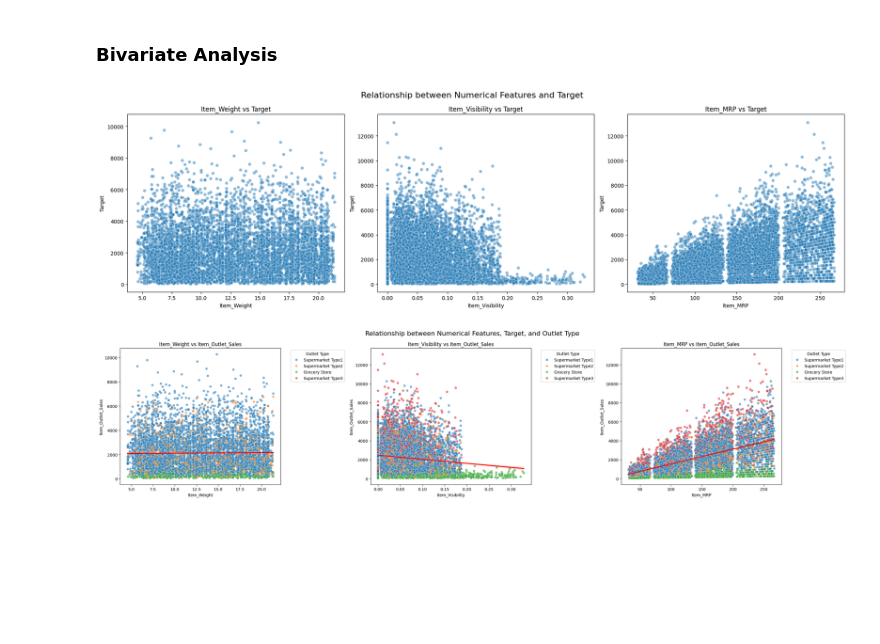
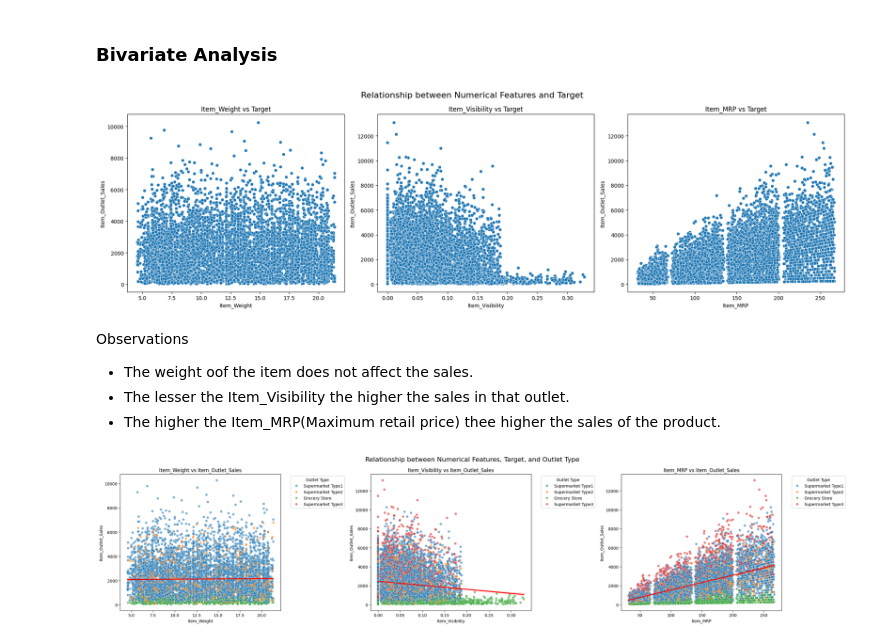
Before and after one commit to Tracy-teb/bigmart_sales_prediction_project, a Jupyter notebook: ml_salespred.ipynb, the cells around one changed output. Saved outputs shown, nothing was run; the diff lists cells and outputs as text; code cells hidden in the pictures; blank space fills up the shorter version.

```diff
--- a/ml_salespred.ipynb
+++ b/ml_salespred.ipynb
@@ -356,19 +356,24 @@ Observations
 #numerical
 target = 'Item_Outlet_Sales'
 # %%
-fig, ax = plt.subplots(nrows=1, ncols=3, figsize=(20, 6))
+fig, ax = plt.subplots(1, 3, figsize=(20, 6))
 fig.suptitle('Relationship between Numerical Features and Target', fontsize=16)
 
 for index, col in enumerate(['Item_Weight', 'Item_Visibility', 'Item_MRP']):
-    sns.scatterplot(data=train, x=col, y=target, ax=ax[index], alpha=0.5)
+    sns.scatterplot(data=train, x=col, y=target, ax=ax[index])
     ax[index].set_title(f'{col} vs Target')
     ax[index].set_xlabel(col)
-    ax[index].set_ylabel('Target')
+    ax[index].set_ylabel(target)
 
 plt.tight_layout()
 plt.show()
 # %% [output]
-[figure, old version]
+[figure, new version]
+# %% [markdown]
+Observations
+- The weight oof the item does not affect the sales.
+- The lesser the Item_Visibility the higher the sales in that outlet.
+- The higher the Item_MRP(Maximum retail price) thee higher the sales of the product.
 # %%
 fig, ax = plt.subplots(nrows=1, ncols=3, figsize=(26, 6))
 fig.suptitle('Relationship between Numerical Features, Target, and Outlet Type', fontsize=16)
```
Also changed, not shown: parts of 13 cells of this notebook.
